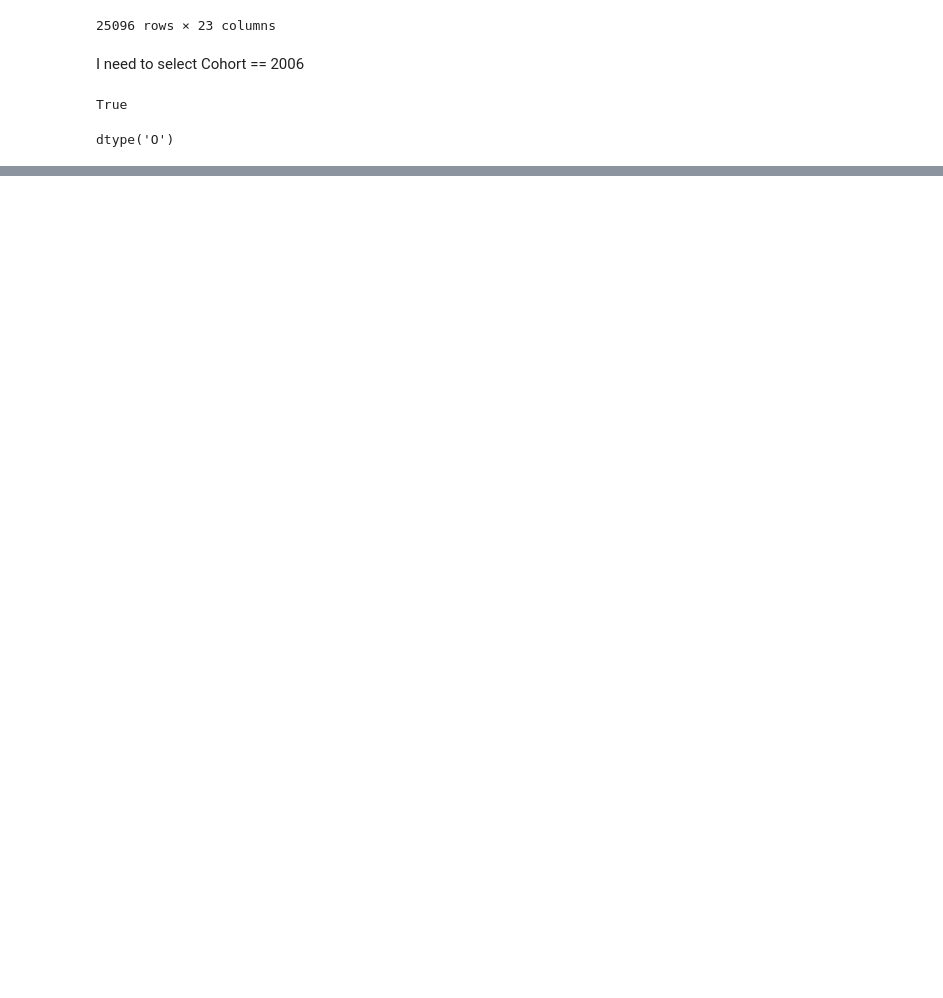
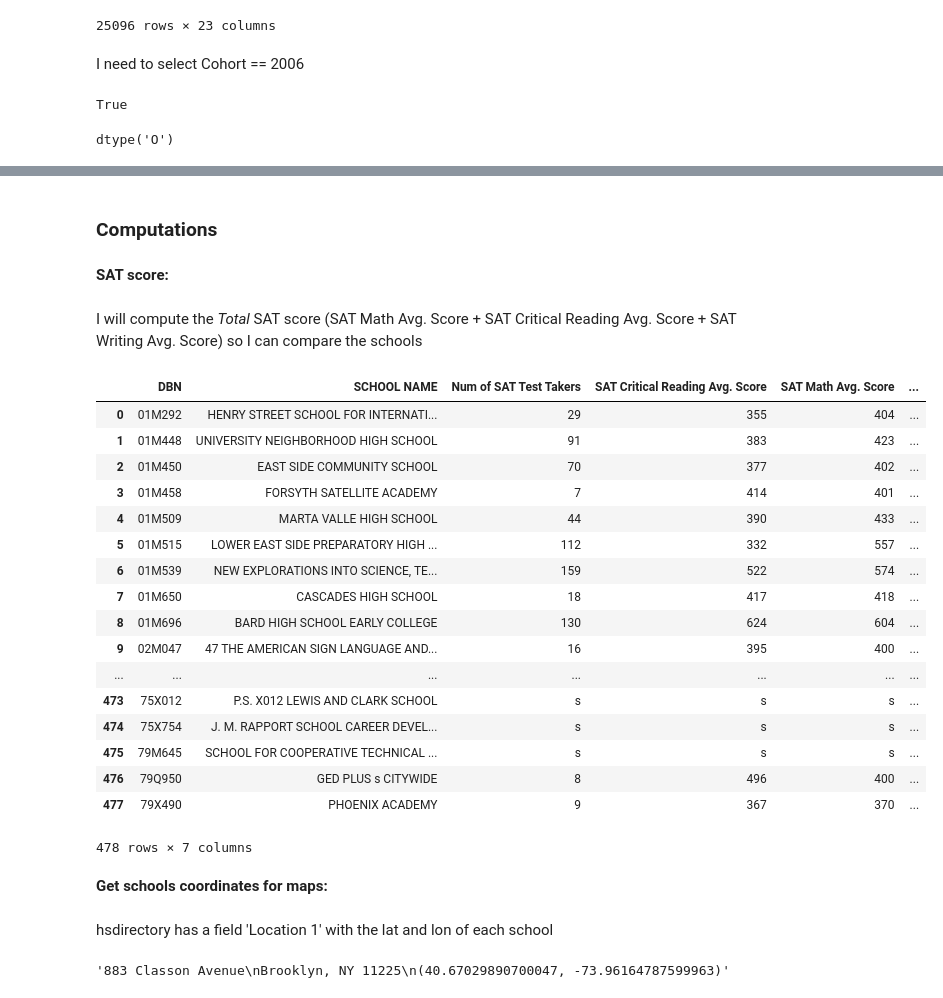
Before and after one commit to PukkaPad/data-storytelling-SAT-NewYork, a Jupyter notebook: DataStorytelling-SAT-NewYork.ipynb, the cells around one changed output, grey strips where cells are left out. Drawn from its saved outputs; the diff is of its cells as text; code cells hidden in the pictures; blank space fills up the shorter version.

```diff
--- a/DataStorytelling-SAT-NewYork.ipynb
+++ b/DataStorytelling-SAT-NewYork.ipynb
@@ -394,0 +419,6 @@ data["Graduation_outcomes"] = data["Graduation_outcomes"][data["Graduation_outco
+# %% [markdown]
+### Computations
+# %% [markdown]
+**SAT score:**
+# %% [markdown]
+I will compute the _Total_ SAT score (SAT Math Avg. Score + SAT Critical Reading Avg. Score + SAT Writing Avg. Score) so I can compare the schools
@@ -394,0 +431,29 @@ data["Graduation_outcomes"] = data["Graduation_outcomes"][data["Graduation_outco
+# %%
+data["SAT_results"]
+# %% [output]
+|  | DBN | SCHOOL NAME | Num of SAT Test Takers | SAT Critical Reading Avg. Score | SAT Math Avg. Score | ... |
+| 0 | 01M292 | HENRY STREET SCHOOL FOR INTERNATI... | 29 | 355 | 404 | ... |
+| 1 | 01M448 | UNIVERSITY NEIGHBORHOOD HIGH SCHOOL | 91 | 383 | 423 | ... |
+| 2 | 01M450 | EAST SIDE COMMUNITY SCHOOL | 70 | 377 | 402 | ... |
+| 3 | 01M458 | FORSYTH SATELLITE ACADEMY | 7 | 414 | 401 | ... |
+| 4 | 01M509 | MARTA VALLE HIGH SCHOOL | 44 | 390 | 433 | ... |
+| 5 | 01M515 | LOWER EAST SIDE PREPARATORY HIGH ... | 112 | 332 | 557 | ... |
+| 6 | 01M539 | NEW EXPLORATIONS INTO SCIENCE, TE... | 159 | 522 | 574 | ... |
+| 7 | 01M650 | CASCADES HIGH SCHOOL | 18 | 417 | 418 | ... |
+| 8 | 01M696 | BARD HIGH SCHOOL EARLY COLLEGE | 130 | 624 | 604 | ... |
+| 9 | 02M047 | 47 THE AMERICAN SIGN LANGUAGE AND... | 16 | 395 | 400 | ... |
+| ... | ... | ... | ... | ... | ... | ... |
+| 473 | 75X012 | P.S. X012 LEWIS AND CLARK SCHOOL | s | s | s | ... |
+| 474 | 75X754 | J. M. RAPPORT SCHOOL CAREER DEVEL... | s | s | s | ... |
+| 475 | 79M645 | SCHOOL FOR COOPERATIVE TECHNICAL ... | s | s | s | ... |
+| 476 | 79Q950 | GED PLUS s CITYWIDE | 8 | 496 | 400 | ... |
+| 477 | 79X490 | PHOENIX ACADEMY | 9 | 367 | 370 | ... |
+478 rows × 7 columns
+# %% [markdown]
+**Get schools coordinates for maps:**
+# %% [markdown]
+hsdirectory has a field 'Location 1' with the lat and lon of each school
+# %%
+data["hsdirectory"]['Location 1'][0]
+# %% [output]
+'883 Classon Avenue\nBrooklyn, NY 11225\n(40.67029890700047, -73.96164787599963)'
```
Also changed, not shown: parts of 13 cells of this notebook.
